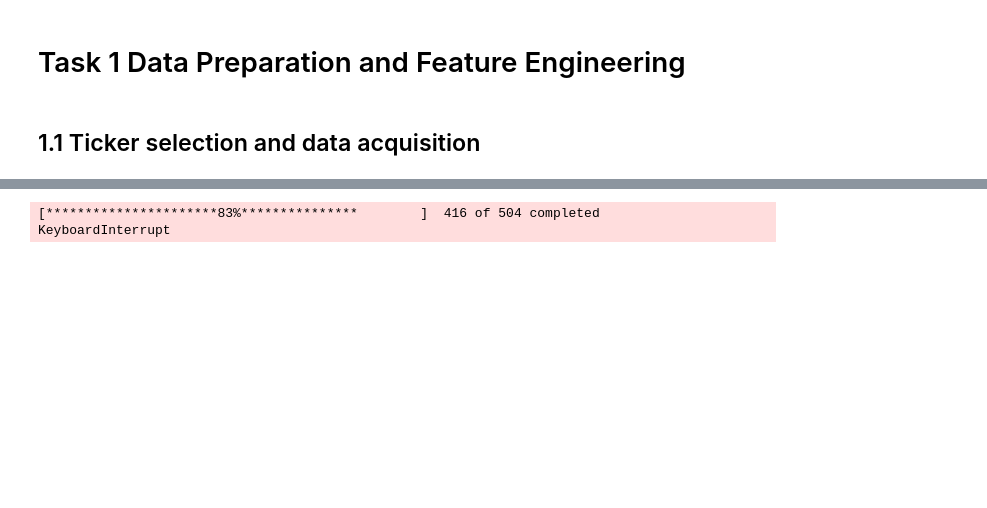
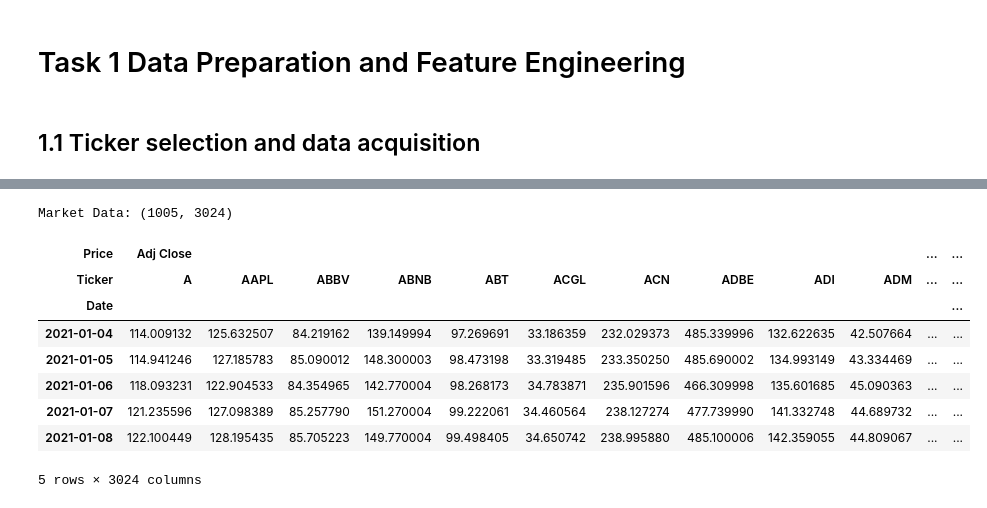
Before and after one commit to Govindu-Sathruwan/CRM-CM-CW1, a Jupyter notebook: CRM_&_CM_CW1.ipynb, the cells around one changed output, grey strips where cells are left out. Cells and saved outputs as stored; diff of their text form; code cells hidden in the pictures; blank space fills up the shorter version.

```diff
--- a/CRM_&_CM_CW1.ipynb
+++ b/CRM_&_CM_CW1.ipynb
@@ -39,27 +39,24 @@ Total tickers extracted: 503
 # %%
 # Load Daily Market Data via yfinance
 start = '2021-01-01'
 end = '2025-01-01'
 
-# Include the ^GSPC benchmark with our tickers
+# Include the ^GSPC benchmark with tickers
 tickers_with_benchmark = tickers + ['^GSPC']
 
 # Download Open, High, Low, Close, Adj Close, and Volume
 market_data = yf.download(tickers_with_benchmark, start=start, end=end, auto_adjust=False)
 
-# Extract the ^GSPC benchmark data into its own separate DataFrame
-df_benchmark = market_data.xs('^GSPC', level=1, axis=1)
-
-# Separate daily Close, Adj Close, and Volume for only the S&P 500 tickers (excluding ^GSPC)
-df_close = market_data['Close'].drop(columns=['^GSPC'], errors='ignore')
-df_adj_close = market_data['Adj Close'].drop(columns=['^GSPC'], errors='ignore')
-df_volume = market_data['Volume'].drop(columns=['^GSPC'], errors='ignore')
-
-print('Close Price Shape (stocks only):', df_close.shape)
-print('Adjusted Close Price Shape (stocks only):', df_adj_close.shape)
-print('Volume Shape (stocks only):', df_volume.shape)
-print('Benchmark Shape (^GSPC):', df_benchmark.shape)
-display(df_benchmark.head())
+print('Market Data:', market_data.shape)
+display(market_data.head())
 # %% [output]
-[**********************83%***************        ]  416 of 504 completed
-KeyboardInterrupt
+Market Data: (1005, 3024)
+| Price | Adj Close |  |  |  |  |  |  |  |  |  | ... | ... |
+| Ticker | A | AAPL | ABBV | ABNB | ABT | ACGL | ACN | ADBE | ADI | ADM | ... | ... |
+| Date |  |  |  |  |  |  |  |  |  |  |  | ... |
+| 2021-01-04 | 114.009132 | 125.632507 | 84.219162 | 139.149994 | 97.269691 | 33.186359 | 232.029373 | 485.339996 | 132.622635 | 42.507664 | ... | ... |
+| 2021-01-05 | 114.941246 | 127.185783 | 85.090012 | 148.300003 | 98.473198 | 33.319485 | 233.350250 | 485.690002 | 134.993149 | 43.334469 | ... | ... |
+| 2021-01-06 | 118.093231 | 122.904533 | 84.354965 | 142.770004 | 98.268173 | 34.783871 | 235.901596 | 466.309998 | 135.601685 | 45.090363 | ... | ... |
+| 2021-01-07 | 121.235596 | 127.098389 | 85.257790 | 151.270004 | 99.222061 | 34.460564 | 238.127274 | 477.739990 | 141.332748 | 44.689732 | ... | ... |
+| 2021-01-08 | 122.100449 | 128.195435 | 85.705223 | 149.770004 | 99.498405 | 34.650742 | 238.995880 | 485.100006 | 142.359055 | 44.809067 | ... | ... |
+5 rows × 3024 columns
```
Also changed, not shown: parts of 3 cells of this notebook.
